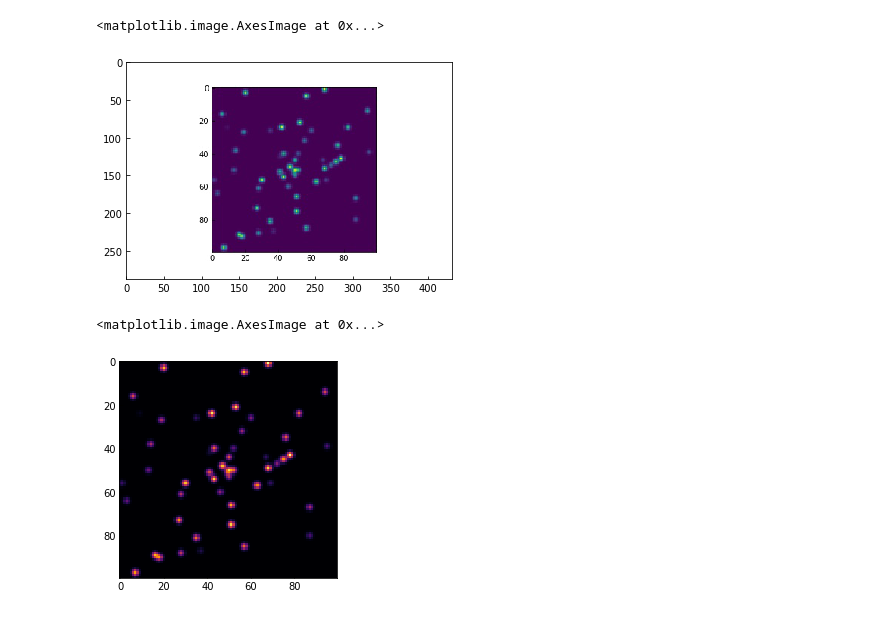
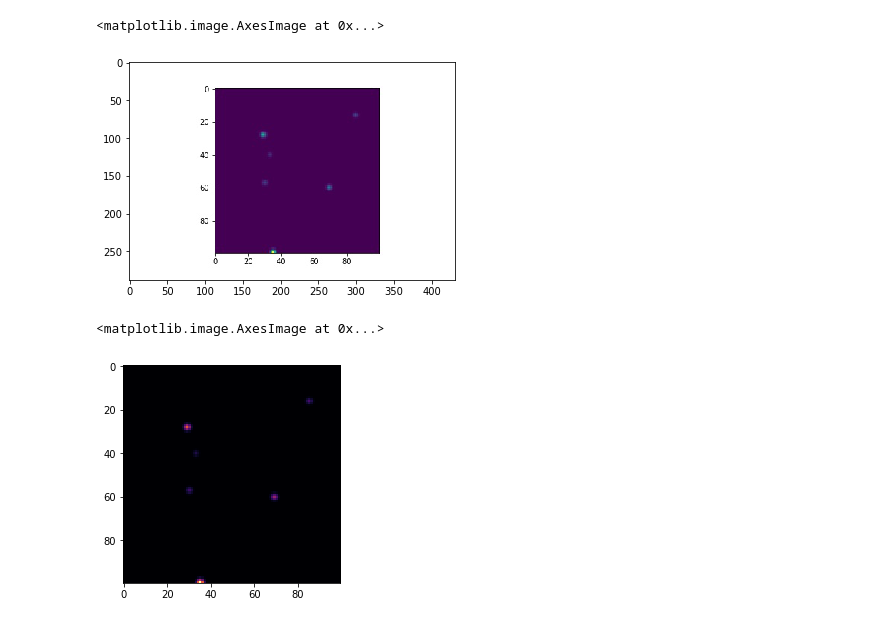
Before and after one commit to dhilligo/scarlet-deblend, a Jupyter notebook: Implementing Scarlet on Fake Images.ipynb, the cells around one changed output. Saved outputs shown, nothing was run; the diff lists cells and outputs as text; code cells hidden in the pictures.

```diff
--- a/Implementing Scarlet on Fake Images.ipynb
+++ b/Implementing Scarlet on Fake Images.ipynb
@@ -18,18 +18,18 @@ import matplotlib.pyplot as plt
 matplotlib.rc('image', cmap='inferno')
 matplotlib.rc('image', interpolation='none')
 # %%
-fake1 = ("fake1.jpeg")
+fake1 = ("fake2.jpeg")
 img1 = Image.open(fake1)
 data = np.array(img1)
-data1 = np.save( fake1 + '.npz', data)
+#data1 = np.save( fake1 + '.npz', data)
 plt.imshow(img1)
 # %% [output]
 <matplotlib.image.AxesImage at 0x...>
-[figure, old version]
+[figure, new version]
 # %%
-img1 = np.load("fake1.npy")
+img1 = np.load("fake2.npy")
 plt.imshow(img1)
 # %% [output]
 <matplotlib.image.AxesImage at 0x...>
-[figure, old version]
+[figure, new version]
 # %%
```
Also changed, not shown: parts of 5 cells of this notebook, 1 other file.
